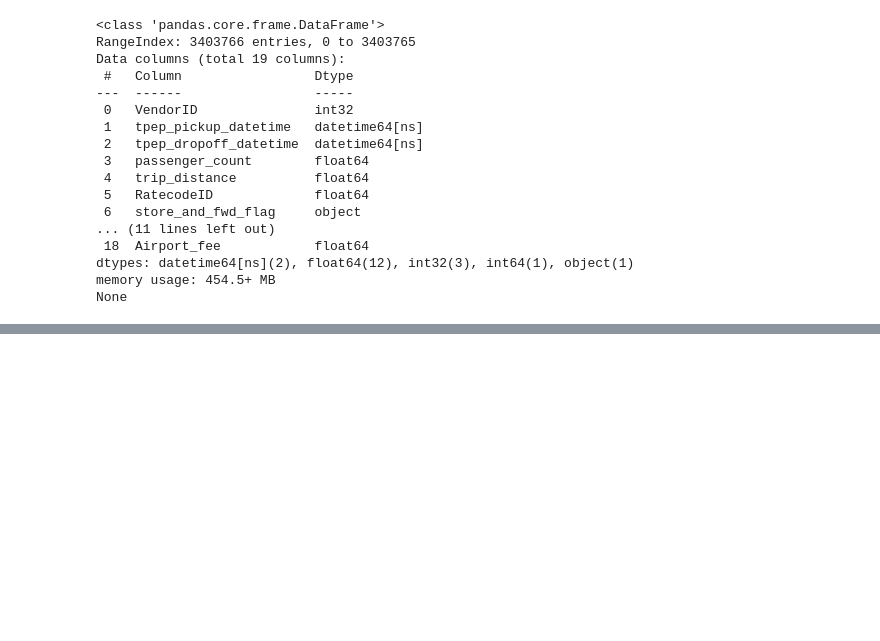
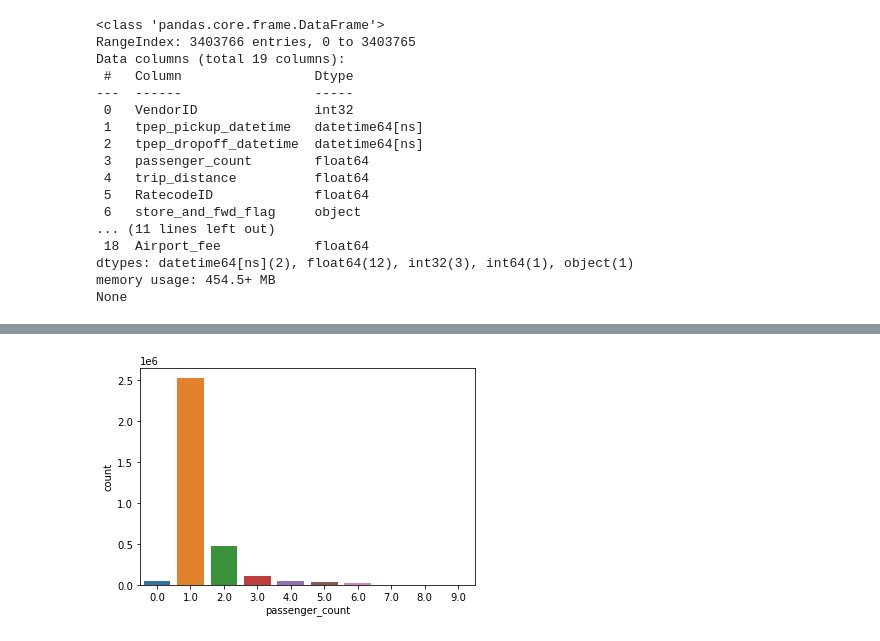
Before and after one commit to PantsuAsmita/ProjetTaxi, a Jupyter notebook: Projet Taxi.ipynb, the cells around one changed output, grey strips where cells are left out. Cells and saved outputs as stored; diff of their text form; code cells hidden in the pictures; blank space fills up the shorter version.

```diff
--- a/Projet Taxi.ipynb
+++ b/Projet Taxi.ipynb
@@ -43,0 +138,5 @@ KeyError: "['Airport_fee' 'congestion_surcharge' 'improvement_surcharge'\n 'toll
+# %%
+sns.countplot(trips["passenger_count"])
+plt.show()
+# %% [output]
+[figure, added]
```
Also changed, not shown: parts of 23 cells of this notebook.
